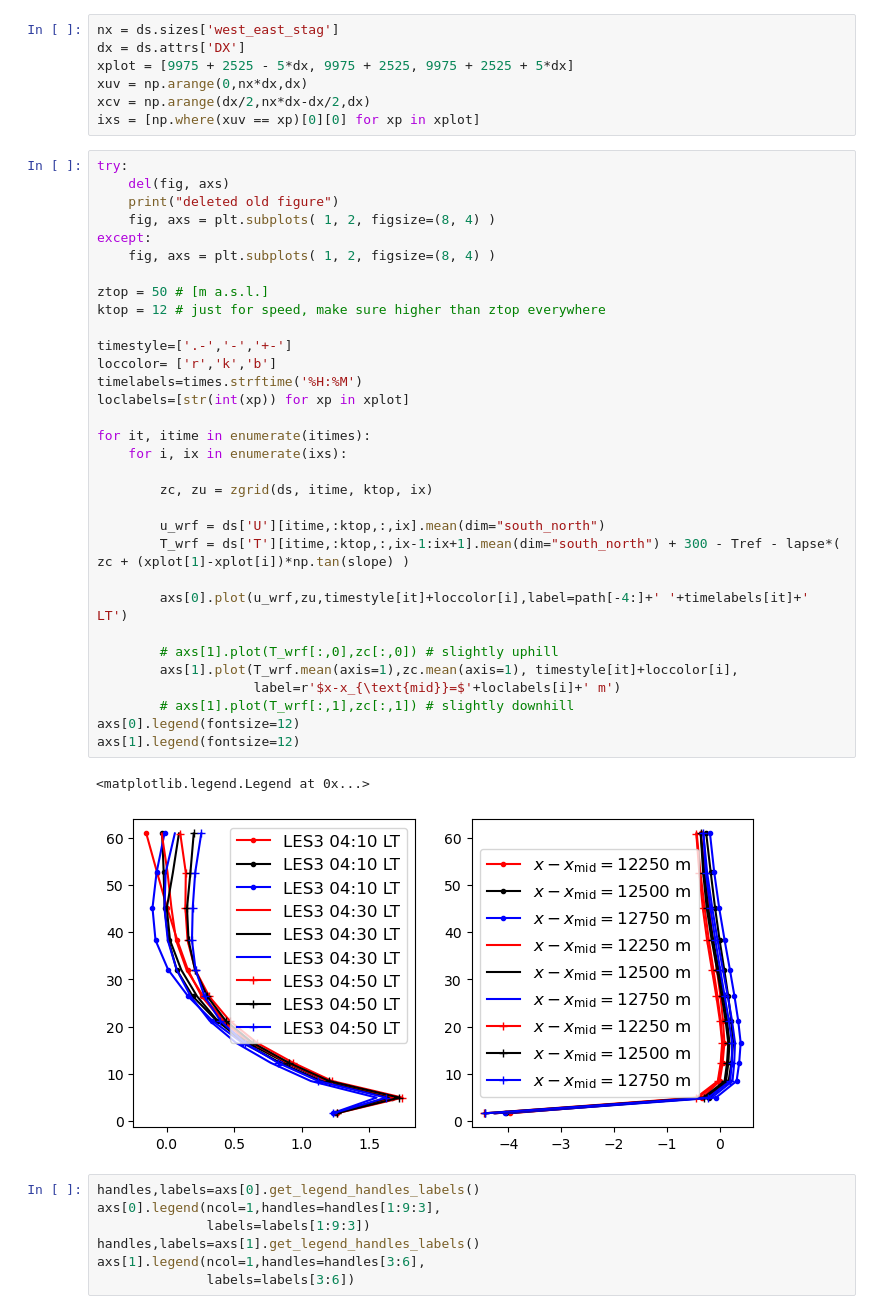
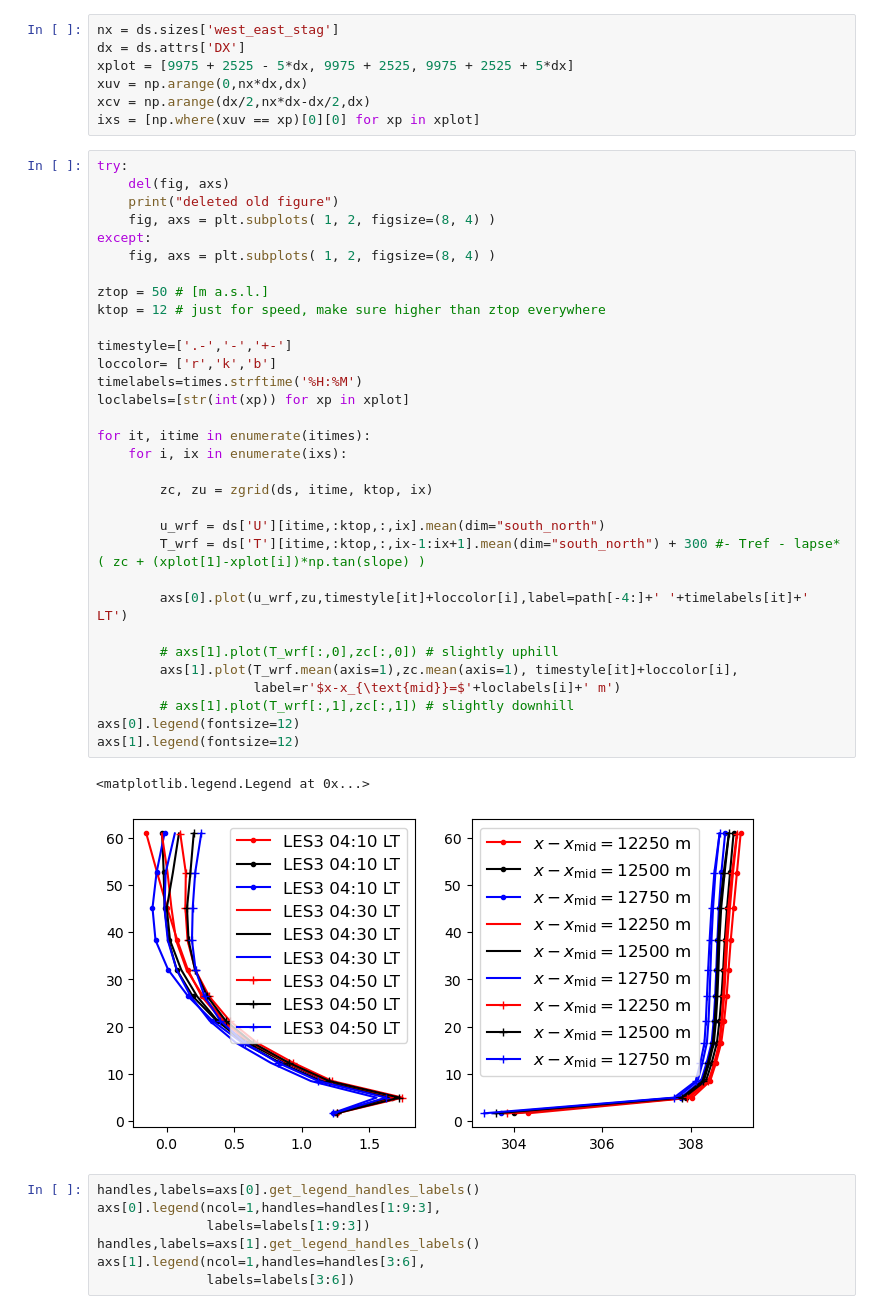
Before and after one commit to adconnolly/SlopeFlow, a Jupyter notebook: analysis/plot_profiles_SSandFullDev.ipynb, the cells around one changed output. Drawn from its saved outputs; the diff is of its cells as text.

Commit message:
Plotting temp, not temp peturb from WRF

```diff
--- a/analysis/plot_profiles_SSandFullDev.ipynb
+++ b/analysis/plot_profiles_SSandFullDev.ipynb
@@ -59,35 +59,35 @@ try:
     print("deleted old figure")
     fig, axs = plt.subplots( 1, 2, figsize=(8, 4) )
 except:
     fig, axs = plt.subplots( 1, 2, figsize=(8, 4) )
 
 ztop = 50 # [m a.s.l.]
 ktop = 12 # just for speed, make sure higher than ztop everywhere
 
 timestyle=['.-','-','+-']
 loccolor= ['r','k','b']
 timelabels=times.strftime('%H:%M')
 loclabels=[str(int(xp)) for xp in xplot]
 
 for it, itime in enumerate(itimes):
     for i, ix in enumerate(ixs):
 
         zc, zu = zgrid(ds, itime, ktop, ix)
 
         u_wrf = ds['U'][itime,:ktop,:,ix].mean(dim="south_north")
-        T_wrf = ds['T'][itime,:ktop,:,ix-1:ix+1].mean(dim="south_north") + 300 - Tref - lapse*( zc + (xplot[1]-xplot[i])*np.tan(slope) )
+        T_wrf = ds['T'][itime,:ktop,:,ix-1:ix+1].mean(dim="south_north") + 300 #- Tref - lapse*( zc + (xplot[1]-xplot[i])*np.tan(slope) )
 
         axs[0].plot(u_wrf,zu,timestyle[it]+loccolor[i],label=path[-4:]+' '+timelabels[it]+' LT')
 
         # axs[1].plot(T_wrf[:,0],zc[:,0]) # slightly uphill
         axs[1].plot(T_wrf.mean(axis=1),zc.mean(axis=1), timestyle[it]+loccolor[i],
                     label=r'$x-x_{\text{mid}}=$'+loclabels[i]+' m')
         # axs[1].plot(T_wrf[:,1],zc[:,1]) # slightly downhill
 axs[0].legend(fontsize=12)
 axs[1].legend(fontsize=12)
 # %% [output]
 <matplotlib.legend.Legend at 0x...>
-[figure, old version]
+[figure, new version]
 # %%
 handles,labels=axs[0].get_legend_handles_labels()
 axs[0].legend(ncol=1,handles=handles[1:9:3],
```
Also changed, not shown: parts of 1 cell of this notebook, 2 other files.
